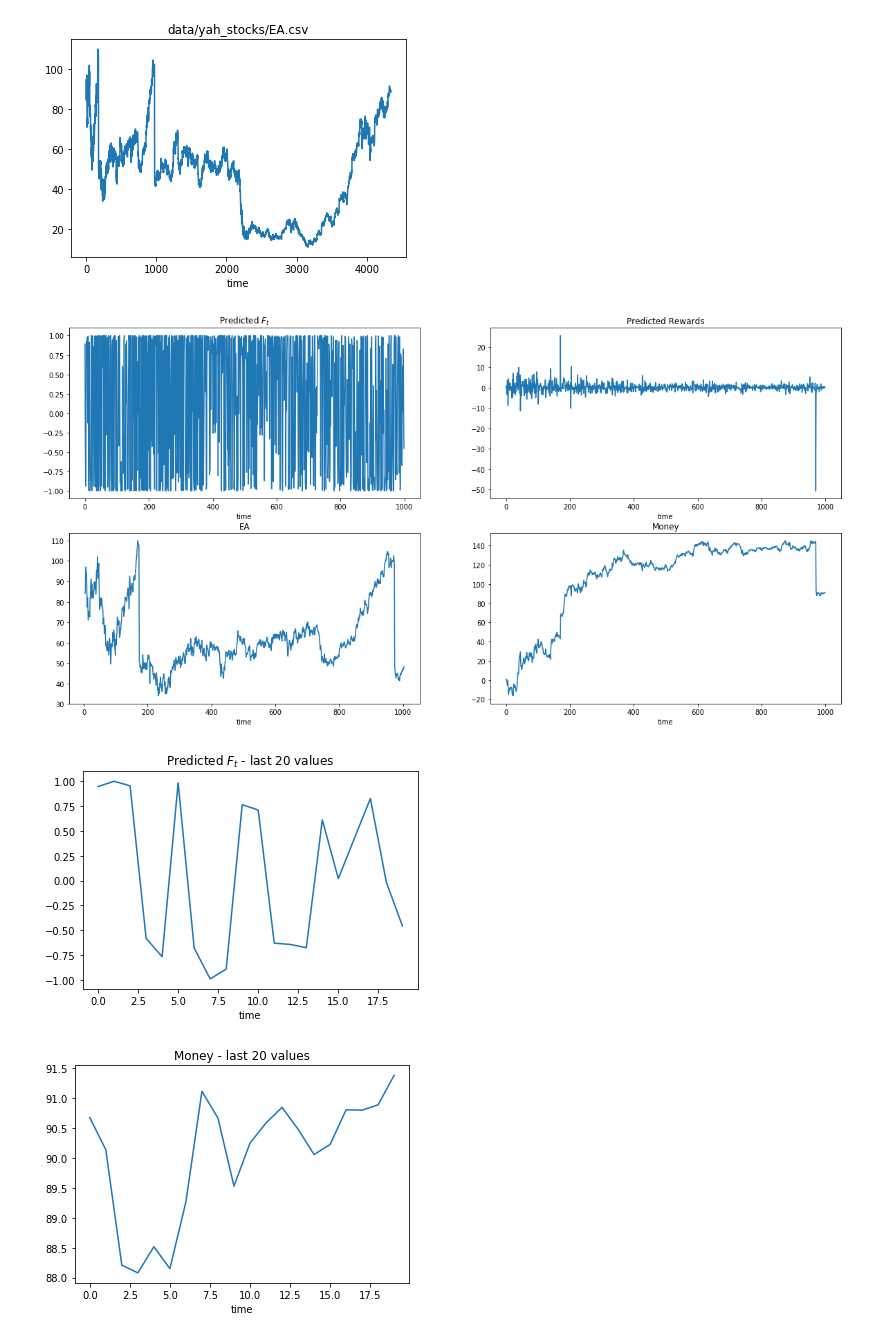
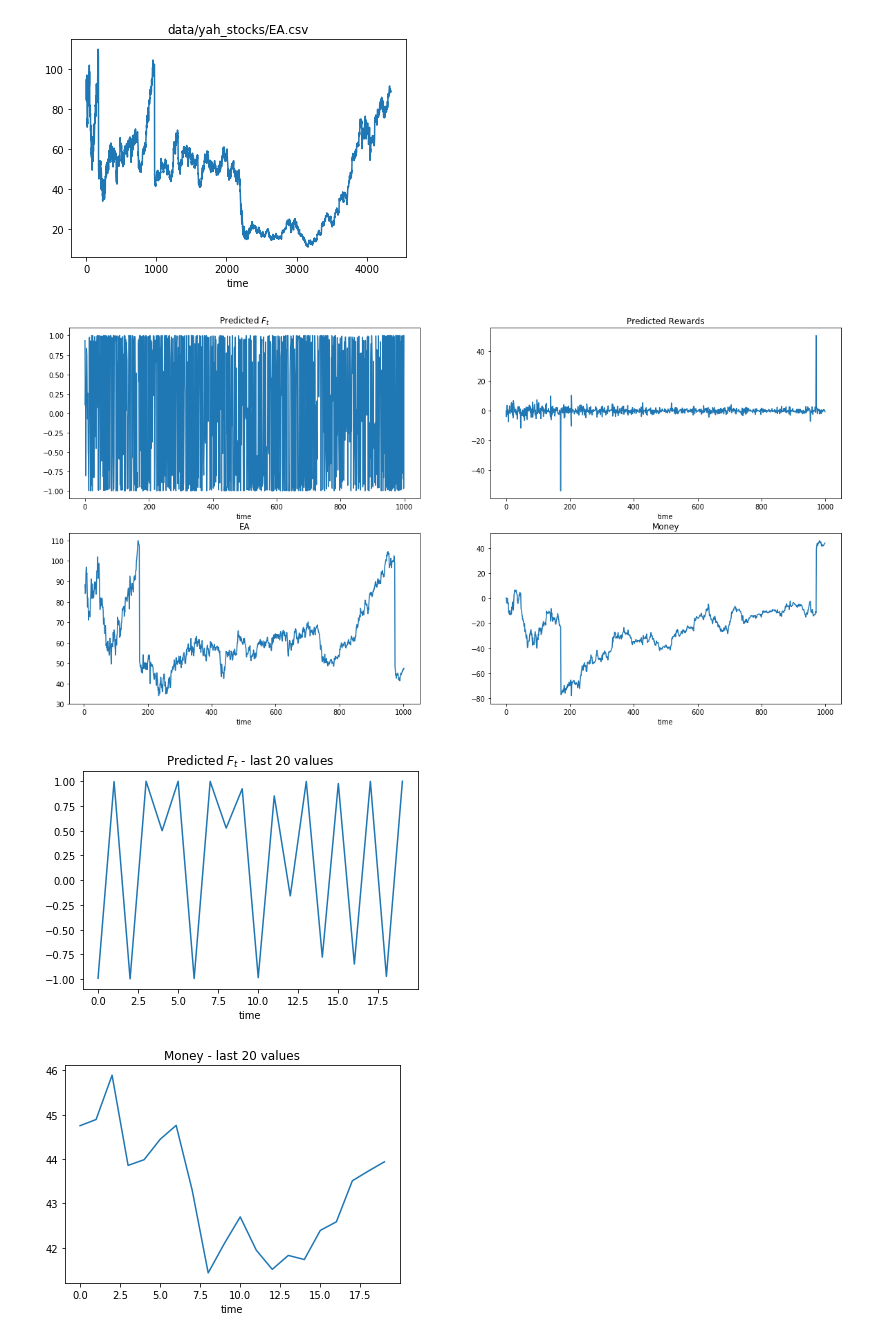
Before and after one commit to FRTP/Algorithms, a Jupyter notebook: src/main.ipynb, the cells around one changed output. Saved outputs shown, nothing was run; the diff lists cells and outputs as text; code cells hidden in the pictures.

```diff
--- a/src/main.ipynb
+++ b/src/main.ipynb
@@ -108,10 +105,17 @@ def agent_run(just_data, returns, M, window_size, n_steps, start_position, name=
             Rewards, s_ratio = get_rewards(t1, returns, F, miu, delta)
 
             # Calculate gradient dF/dW.
-            dFdW = get_grad_F_w(X, w, dFdW_last_values)
+            numeric_dFdW, dFdW = get_grad_F_w(X, w, dFdW_last_values)
+#             print('dFdW:')
+#             print(numeric_dFdW[2])
+#             print(dFdW[2])
 
             # Calculate gradient dS/dW.
-            grad = get_grad_S_w(t1, Rewards, returns, F, miu, delta, dFdW, w, F_first_value)
+            numeric_grad, grad = get_grad_S_w(t1, Rewards, returns, F, miu, delta, dFdW, w, F_first_value)
+
+#             print('Grad:')
+#             print(numeric_grad)
+#             print(grad)
 
             # Update weights.
             w += learning_rate * grad
@@ -186,8 +190,8 @@ data, returns = get_data('data/yah_stocks/EA.csv')
 # %% [output]
 [figure]
 # %%
-agent_run(data, returns, name='EA', M=3, window_size=4, n_steps=1000, start_position=0, num_iter_learn=10)
+agent_run(data, returns, name='EA', M=2, window_size=3, n_steps=1000, start_position=0, num_iter_learn=10)
 # %% [output]
-[figure, old version]
+[figure, new version]
-[figure, old version]
+[figure, new version]
-[figure, old version]
+[figure, new version]
```
Also changed, not shown: parts of 2 cells of this notebook, 1 other file.
